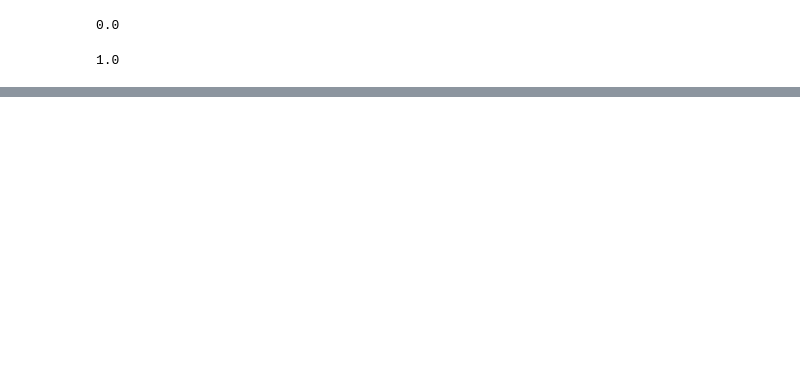
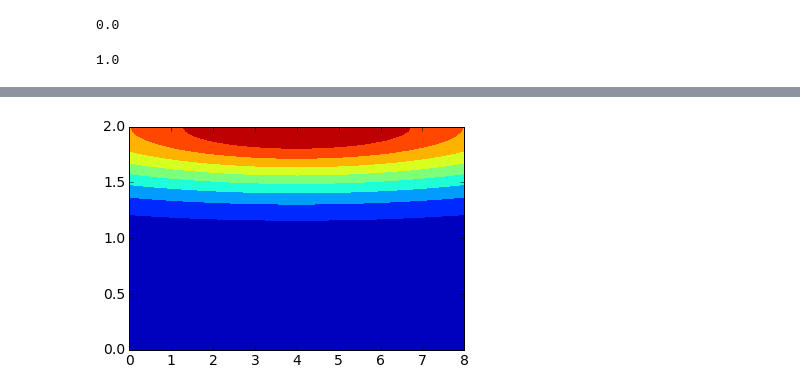
Before and after one commit to numerical-mooc/assignment-bank-2016, a Jupyter notebook: morrill/testing_with_waves.ipynb, the cells around one changed output, grey strips where cells are left out. Saved outputs shown, nothing was run; the diff lists cells and outputs as text; code cells hidden in the pictures; blank space fills up the shorter version.

```diff
--- a/morrill/testing_with_waves.ipynb
+++ b/morrill/testing_with_waves.ipynb
@@ -21,28 +23,3 @@ c = 10
 time = 10        # total time in seconds
 nt = 1001        # number of time steps
 dt = sigma*dx/c # time increment
-# %%
-def init_cond(ny,nx,nt):
-    """Creates initial conditions for 2D wave
-
-    Parameters:
-    -----------
-    ny: int
-        number of spatial steps in vertical direction
-    nx: int
-        number of spatial steps in horizontal direction
-    ny: int
-        number of time steps
-
-    Returns:
-    --------
-    pi: ndarray of floats
-        initial pressure distribution
-        indexing: pi[time step, vertical space step, horizontal space step]
-    """
-
-    pi = numpy.zeros((2,ny,nx))           # initiallize pressure array
-    pi[0,0,int(0.25*nx):int(0.75*nx)] = 10 # first time step
-    pi[1,0,int(0.25*nx):int(0.75*nx)] = 0  # second time step
-
-    return pi
@@ -97,0 +150,6 @@ c*dt/dx
+# %%
+pi = init_cond(ny,nx,Lx,Ly,X,Y)
+fig = pyplot.figure()
+pyplot.contourf(X,Y,pi,levels=numpy.linspace(0,1,10));
+# %% [output]
+[figure, added]
```
Also changed, not shown: parts of 10 cells of this notebook.
